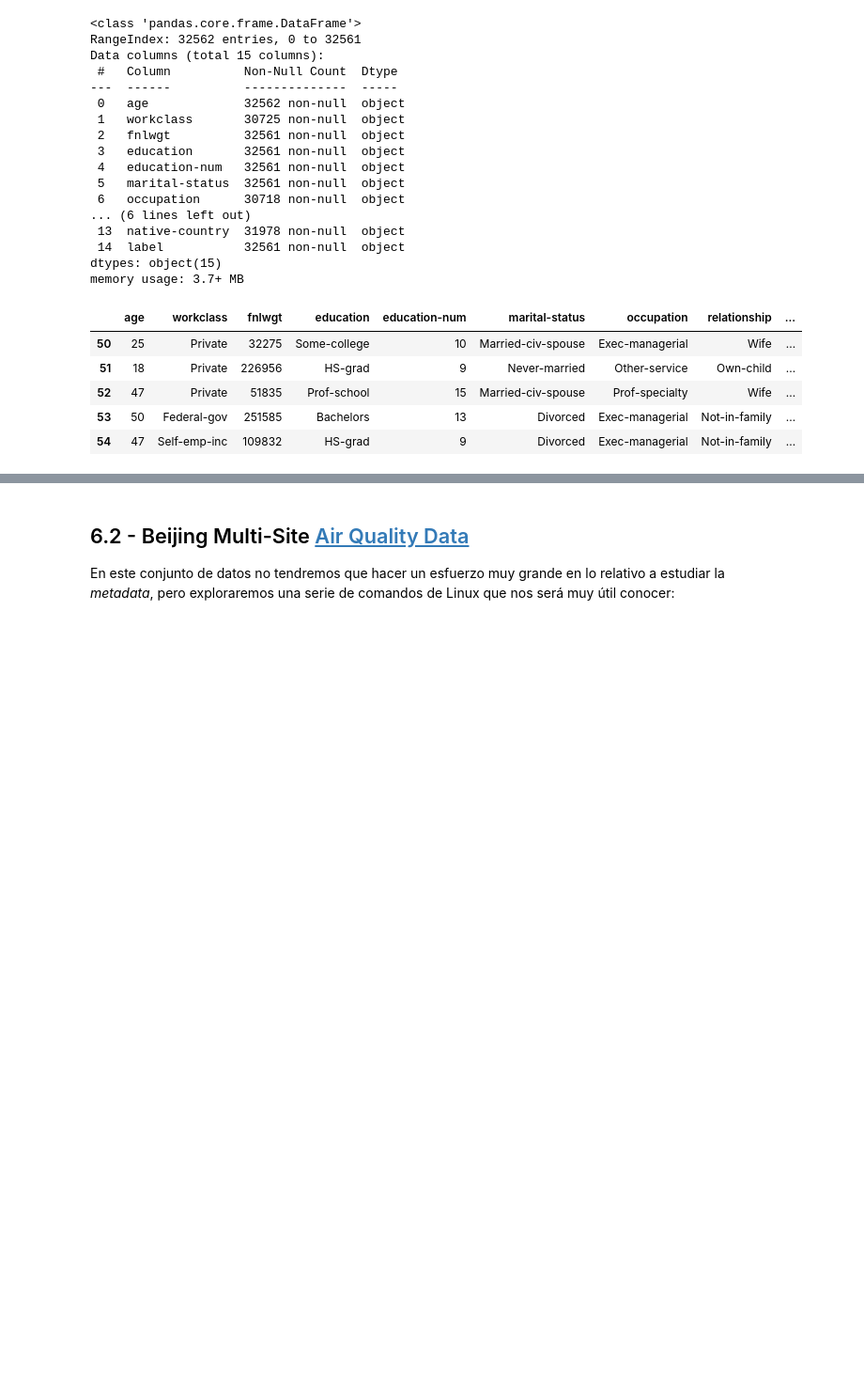
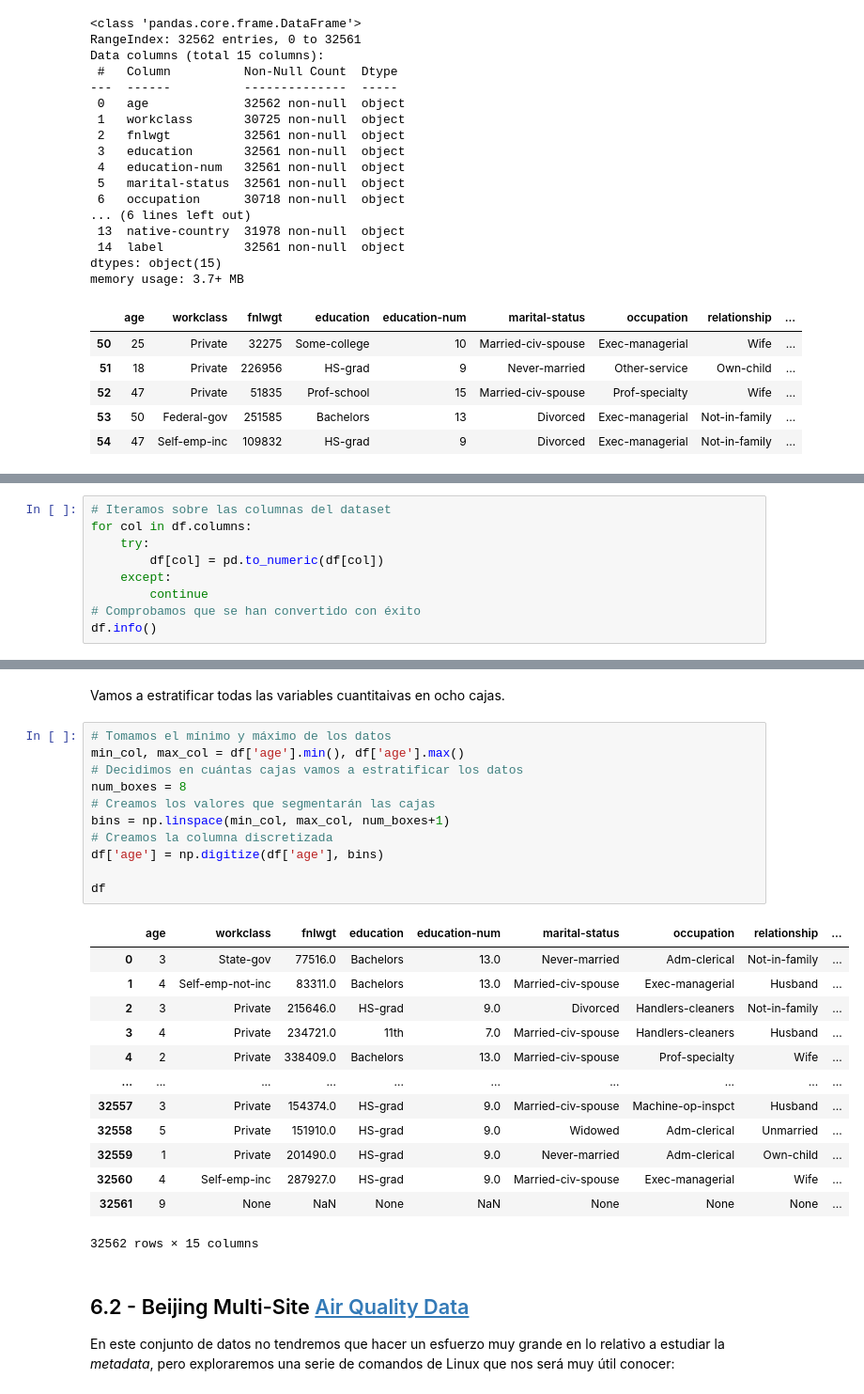
Before and after one commit to estevo97/Pre_procesamiento_de_datos, a Jupyter notebook: Carga y preprocesamiento de datos (Ejercicios) (1).ipynb, the cells around one changed output, grey strips where cells are left out. Shown: that part at 94% size. Saved outputs shown, nothing was run; the diff lists cells and outputs as text; blank space fills up the shorter version.

```diff
--- a/Carga y preprocesamiento de datos (Ejercicios) (1).ipynb
+++ b/Carga y preprocesamiento de datos (Ejercicios) (1).ipynb
@@ -173,0 +152,9 @@ df.loc[df.isnull().sum(axis=1)>0, missing_cols]
+# %%
+# Iteramos sobre las columnas del dataset
+for col in df.columns:
+    try:
+        df[col] = pd.to_numeric(df[col])
+    except:
+        continue
+# Comprobamos que se han convertido con éxito
+df.info()
@@ -174,3 +223,30 @@ df.loc[df.isnull().sum(axis=1)>0, missing_cols]
+# %% [markdown]
+Vamos a estratificar todas las variables cuantitaivas en ocho cajas.
+# %%
+# Tomamos el mínimo y máximo de los datos
+min_col, max_col = df['age'].min(), df['age'].max()
+# Decidimos en cuántas cajas vamos a estratificar los datos
+num_boxes = 8
+# Creamos los valores que segmentarán las cajas
+bins = np.linspace(min_col, max_col, num_boxes+1)
+# Creamos la columna discretizada
+df['age'] = np.digitize(df['age'], bins)
+
+df
+# %% [output]
+|  | age | workclass | fnlwgt | education | education-num | marital-status | occupation | relationship | ... |
+| 0 | 3 | State-gov | 77516.0 | Bachelors | 13.0 | Never-married | Adm-clerical | Not-in-family | ... |
+| 1 | 4 | Self-emp-not-inc | 83311.0 | Bachelors | 13.0 | Married-civ-spouse | Exec-managerial | Husband | ... |
+| 2 | 3 | Private | 215646.0 | HS-grad | 9.0 | Divorced | Handlers-cleaners | Not-in-family | ... |
+| 3 | 4 | Private | 234721.0 | 11th | 7.0 | Married-civ-spouse | Handlers-cleaners | Husband | ... |
+| 4 | 2 | Private | 338409.0 | Bachelors | 13.0 | Married-civ-spouse | Prof-specialty | Wife | ... |
+| ... | ... | ... | ... | ... | ... | ... | ... | ... | ... |
+| 32557 | 3 | Private | 154374.0 | HS-grad | 9.0 | Married-civ-spouse | Machine-op-inspct | Husband | ... |
+| 32558 | 5 | Private | 151910.0 | HS-grad | 9.0 | Widowed | Adm-clerical | Unmarried | ... |
+| 32559 | 1 | Private | 201490.0 | HS-grad | 9.0 | Never-married | Adm-clerical | Own-child | ... |
+| 32560 | 4 | Self-emp-inc | 287927.0 | HS-grad | 9.0 | Married-civ-spouse | Exec-managerial | Wife | ... |
+| 32561 | 9 | None | NaN | None | NaN | None | None | None | ... |
+32562 rows × 15 columns
 # %% [markdown]
 ## 6.2 - Beijing Multi-Site [Air Quality Data](https://archive.ics.uci.edu/ml/datasets/Beijing+Multi-Site+Air-Quality+Data)
 
```
Also changed, not shown: parts of 7 cells of this notebook.
